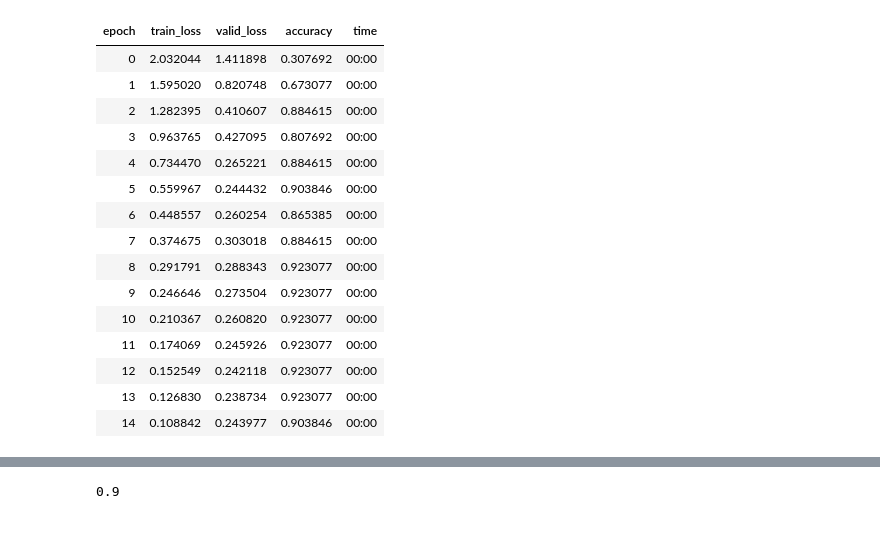
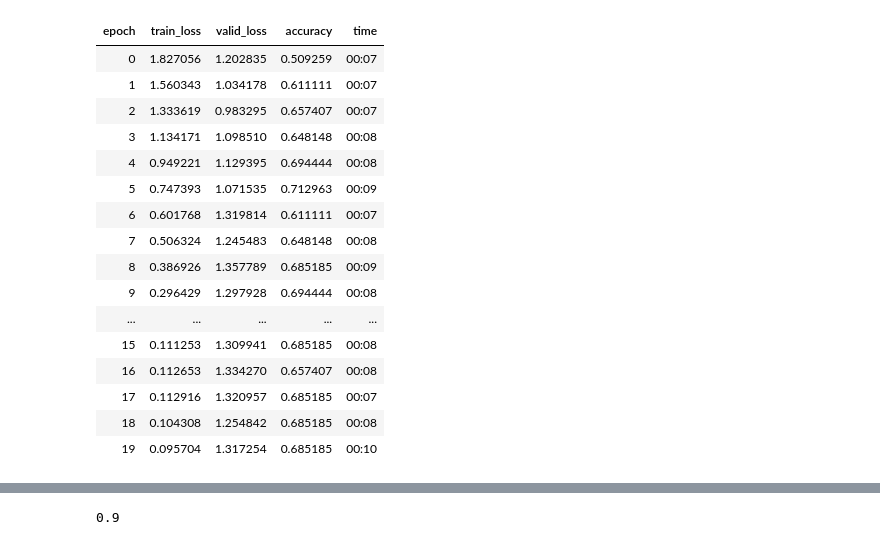
Before and after one commit to Vatnelid-Master-Project/data-analysis, a Jupyter notebook: classification.ipynb, the cells around one changed output, grey strips where cells are left out. Cells and saved outputs as stored; diff of their text form; code cells hidden in the pictures.

```diff
--- a/classification.ipynb
+++ b/classification.ipynb
@@ -17,7 +17,7 @@ import numpy as np
 from scipy.signal import ShortTimeFFT
 from scipy.signal.windows import hamming
 
-def create_spectrograms(df : pd.DataFrame, fault_category : str, SECONDS : int=2, nperseg=None, train_seconds=None, val_seconds=None, test_seconds=None, mode='train'):
+def create_spectrograms(df : pd.DataFrame, fault_category : str, SECONDS : int=4, nperseg=None, train_seconds=None, val_seconds=None, test_seconds=None, mode='train'):
     """
     Generates and returns spectrograms for specified time segments.
 
@@ -26,7 +26,7 @@ def create_spectrograms(df : pd.DataFrame, fault_category : str, SECONDS : int=2
     fault_category (str): Category to process.
     SECONDS (int): Length of each spectrogram segment in seconds.
     nperseg (int): FFT window size.
-    train_seconds (list of tuples): List of (start, end) in seconds for training.
+    train_seconds (list of tuples): List of (start, end) in seconds for training.            all_labels.append(fault_category)
     val_seconds (list of tuples): List of (start, end) in seconds for validation.
     mode (str): 'train' or 'val' - determines which segments to use.
 
@@ -37,7 +37,7 @@ def create_spectrograms(df : pd.DataFrame, fault_category : str, SECONDS : int=2
     all_labels = []
     segments = []
 
-    treshold = 3
+    treshold = 2
 
     peak_time = df[df["sensor_1"] == df["sensor_1"].max()]["time_sec"].max()
 
@@ -53,14 +53,20 @@ def create_spectrograms(df : pd.DataFrame, fault_category : str, SECONDS : int=2
             spec_8ch = get_8_channel_spectrogram(
                 df[(df["time_sec"] >= start_time) & (df["time_sec"] <= end_time)], nperseg)
 
-            all_spectrograms.append(spec_8ch)
+            all_spectrograms += spec_8ch
+
+            # One fault category for each sensor (the fault is the same)
             all_labels.append(fault_category)
+            all_labels.append(fault_category)
+            all_labels.append(fault_category)
+            all_labels.append(fault_category)
+
 
             print(f"Generated {i+1} spectrograms - label: {fault_category}")
 
     return all_spectrograms, all_labels
 
-def get_8_channel_spectrogram(data, sampling_frequency = 200, nperseg = 256):
+def get_8_channel_spectrogram(data, sampling_frequency = 200, nperseg = 32):
 
     all_spectrograms = []
 
@@ -75,7 +81,7 @@ def get_8_channel_spectrogram(data, sampling_frequency = 200, nperseg = 256):
             Sxx = Sft.spectrogram(col.values)  # calculate absolute square of STFT
             all_spectrograms.append(Sxx)
 
-    return np.stack(all_spectrograms, axis=0)
+    return all_spectrograms
 # %%
 from pathlib import Path
 
@@ -91,7 +97,7 @@ def get_data(dir: Path, fault_category: str):
     for file in directory:
         if (("Session" in file and "_rel_time" in file)):
             df = pd.DataFrame(pd.read_csv(str(dir/file)))
-            spec, labels = create_spectrograms(df, fault_category, SECONDS=3, nperseg=256, train_seconds=[(df["time_sec"].min(), df["time_sec"].max())])
+            spec, labels = create_spectrograms(df, fault_category, SECONDS=4, nperseg=256, train_seconds=[(df["time_sec"].min(), df["time_sec"].max())])
             data += spec
             fault_labels += labels
 
@@ -215,21 +221,21 @@ def create_tensor_image(i : int):
 
         # Normalization - turn spectrogram into dB scale
         arr_db = 10 * np.log10(all_spectograms[i])
-        arr_db = np.clip(arr_db, FLOOR_DB, 0)
+        #arr_db = np.clip(arr_db, FLOOR_DB, 0)
 
         # Scale to [0, 1]
-        arr_01 = (arr_db - FLOOR_DB) / (-FLOOR_DB)
+        #arr_01 = (arr_db - FLOOR_DB) / (-FLOOR_DB)
 
         # If spectrogram is multi-channel, convert to grayscale first
-        if len(arr_01.shape) == 3:
-                arr_01 = np.mean(arr_01, axis=-1)  # average across channels
+        if len(arr_db.shape) == 3:
+                arr_db = np.mean(arr_db, axis=-1)  # average across channels
 
-        arr_01 = arr_01[:, ::-1].copy() # flip spectrogram
+        arr_db = arr_db[:, ::-1].copy() # flip spectrogram
 
         # Apply colormap to convert grayscale to color
         # Popular colormaps for spectrograms: 'viridis', 'plasma', 'magma', 'inferno', 'jet', 'hot'
         colormap = cm.get_cmap('viridis')  # or try 'plasma', 'magma', 'jet'
-        arr_colored = colormap(arr_01)  # This returns RGBA (H, W, 4)
+        arr_colored = colormap(arr_db)  # This returns RGBA (H, W, 4)
 
         # Convert RGBA to RGB (drop alpha channel)
         arr_rgb = arr_colored[:, :, :3]  # (H, W, 3)
@@ -381,22 +394,23 @@ SuggestedLRs(valley=0.0005754399462603033, slide=0.0008317637839354575, steep=0.
 # %%
-learner.fit_one_cycle(15, 1e-3)
+learner.fit_one_cycle(20, 1e-3)
 # %% [output]
 | epoch | train_loss | valid_loss | accuracy | time |
-| 0 | 2.032044 | 1.411898 | 0.307692 | 00:00 |
-| 1 | 1.595020 | 0.820748 | 0.673077 | 00:00 |
-| 2 | 1.282395 | 0.410607 | 0.884615 | 00:00 |
-| 3 | 0.963765 | 0.427095 | 0.807692 | 00:00 |
-| 4 | 0.734470 | 0.265221 | 0.884615 | 00:00 |
-| 5 | 0.559967 | 0.244432 | 0.903846 | 00:00 |
-| 6 | 0.448557 | 0.260254 | 0.865385 | 00:00 |
-| 7 | 0.374675 | 0.303018 | 0.884615 | 00:00 |
-| 8 | 0.291791 | 0.288343 | 0.923077 | 00:00 |
-| 9 | 0.246646 | 0.273504 | 0.923077 | 00:00 |
-| 10 | 0.210367 | 0.260820 | 0.923077 | 00:00 |
-| 11 | 0.174069 | 0.245926 | 0.923077 | 00:00 |
-| 12 | 0.152549 | 0.242118 | 0.923077 | 00:00 |
-| 13 | 0.126830 | 0.238734 | 0.923077 | 00:00 |
-| 14 | 0.108842 | 0.243977 | 0.903846 | 00:00 |
+| 0 | 1.827056 | 1.202835 | 0.509259 | 00:07 |
+| 1 | 1.560343 | 1.034178 | 0.611111 | 00:07 |
+| 2 | 1.333619 | 0.983295 | 0.657407 | 00:07 |
+| 3 | 1.134171 | 1.098510 | 0.648148 | 00:08 |
+| 4 | 0.949221 | 1.129395 | 0.694444 | 00:08 |
+| 5 | 0.747393 | 1.071535 | 0.712963 | 00:09 |
+| 6 | 0.601768 | 1.319814 | 0.611111 | 00:07 |
+| 7 | 0.506324 | 1.245483 | 0.648148 | 00:08 |
+| 8 | 0.386926 | 1.357789 | 0.685185 | 00:09 |
+| 9 | 0.296429 | 1.297928 | 0.694444 | 00:08 |
+| ... | ... | ... | ... | ... |
+| 15 | 0.111253 | 1.309941 | 0.685185 | 00:08 |
+| 16 | 0.112653 | 1.334270 | 0.657407 | 00:08 |
+| 17 | 0.112916 | 1.320957 | 0.685185 | 00:07 |
+| 18 | 0.104308 | 1.254842 | 0.685185 | 00:08 |
+| 19 | 0.095704 | 1.317254 | 0.685185 | 00:10 |
 # %%
 inter_plot = ClassificationInterpretation.from_learner(learner)
 inter_plot.plot_confusion_matrix(figsize=(5,5))
```
Also changed, not shown: parts of 22 cells of this notebook.
